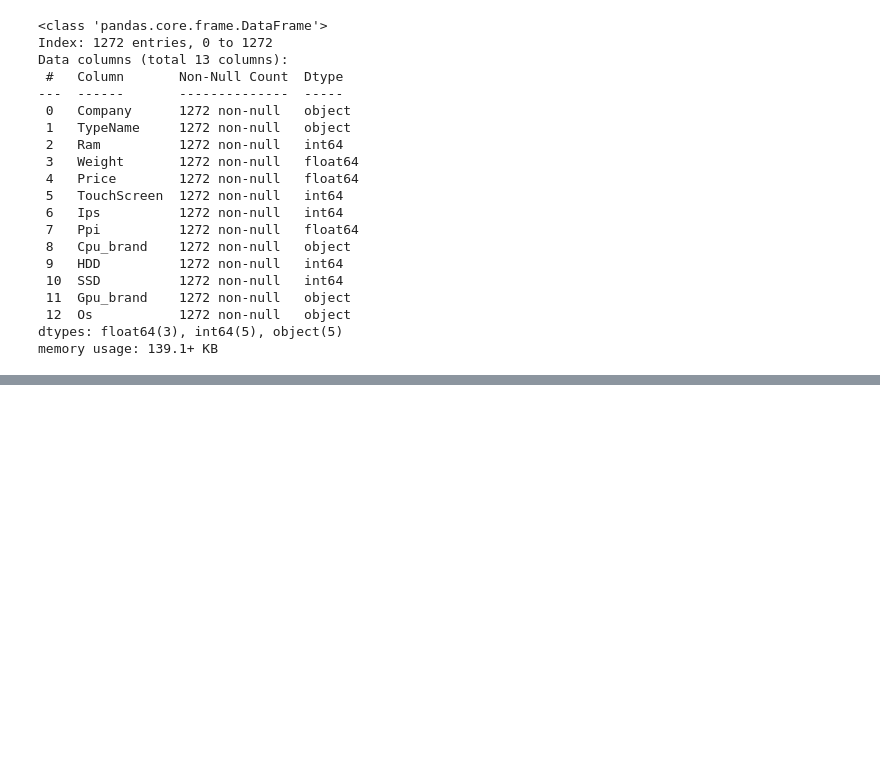
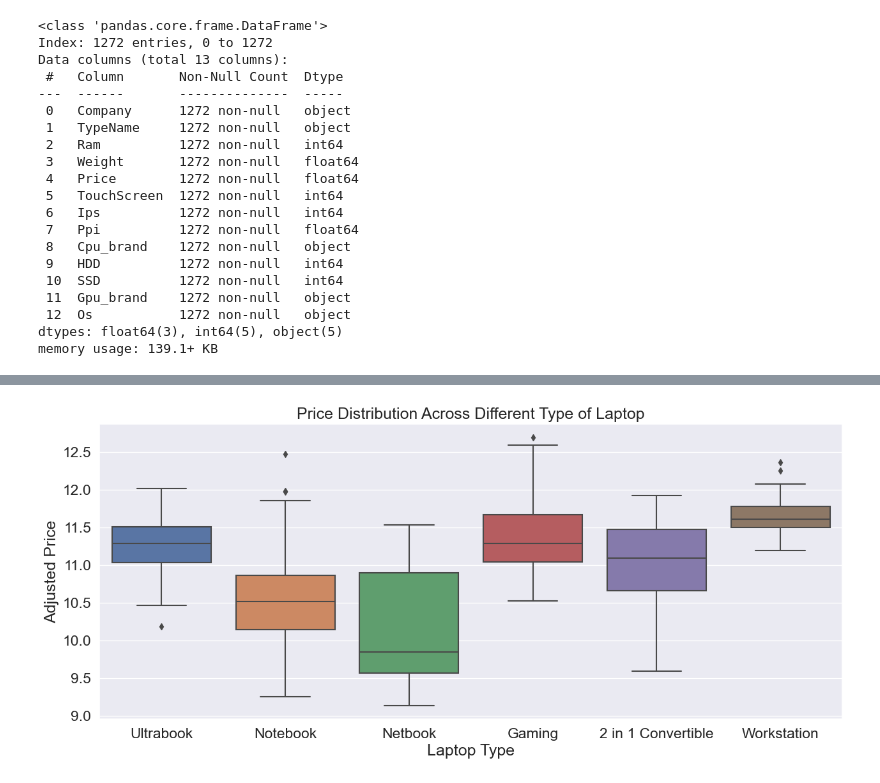
Before and after one commit to Wendy1907/Computer_Price_Prediction, a Jupyter notebook: Computer Price Prediction.ipynb, the cells around one changed output, grey strips where cells are left out. Saved outputs shown, nothing was run; the diff lists cells and outputs as text; code cells hidden in the pictures; blank space fills up the shorter version.

```diff
--- a/Computer Price Prediction.ipynb
+++ b/Computer Price Prediction.ipynb
@@ -157,0 +214,9 @@ data.head()
+# %%
+plt.figure(figsize=(15, 6))
+sns.boxplot(data=data, x='TypeName', y='Price')
+plt.title('Price Distribution Across Different Type of Laptop')
+plt.xlabel('Laptop Type')
+plt.ylabel('Adjusted Price')
+plt.show()
+# %% [output]
+[figure, added]
```
Also changed, not shown: parts of 10 cells of this notebook.
